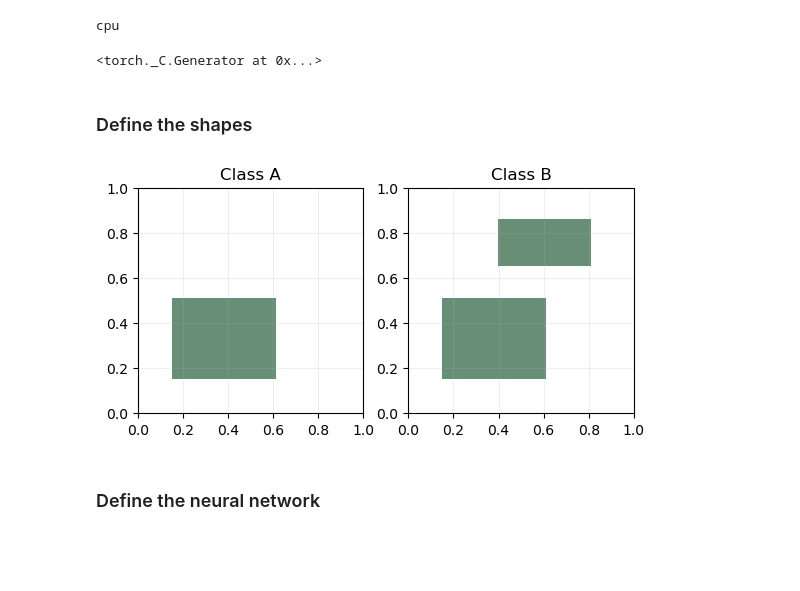
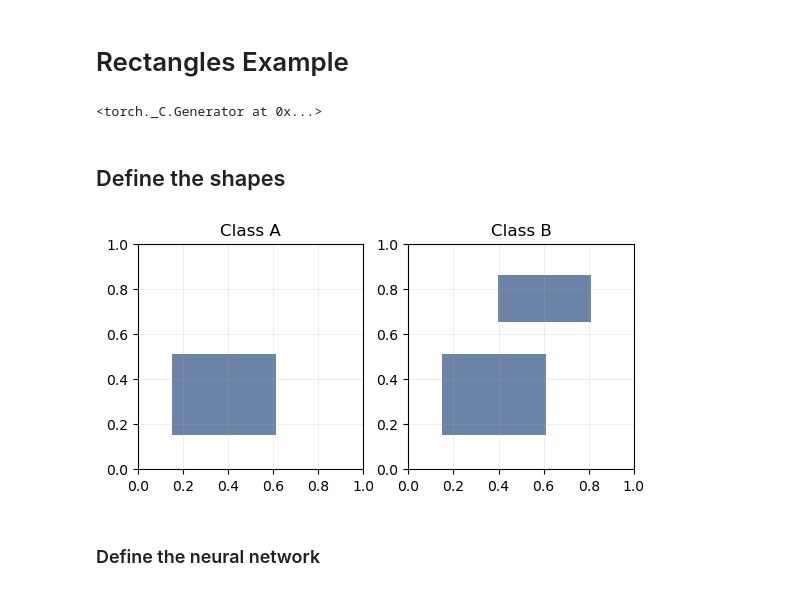
Before and after one commit to mihaela-stoian/StrongCoherencyCCN, a Jupyter notebook: experiments/Rectangles_IJCAI_simplified.ipynb, the cells around one changed output. Saved outputs shown, nothing was run; the diff lists cells and outputs as text; code cells hidden in the pictures; blank space fills up the shorter version.

Commit message:
updated Rectangles_IJCAI_simplified.ipynb example

```diff
--- a/experiments/Rectangles_IJCAI_simplified.ipynb
+++ b/experiments/Rectangles_IJCAI_simplified.ipynb
@@ -1,51 +1,45 @@
+# %% [markdown]
+# Rectangles Example
 # %%
 import sys
 import time
-
-from pishield.constraint_layer import build_pishield_layer
-from pishield.propositional_constraints.constraints_layer import ConstraintsLayer
-from torch.utils.data import DataLoader
-
-from experiments.shapes import ShapeDataset
-
 sys.path.append('..')
 
 import torch
 from torch import nn
+from torch.utils.data import DataLoader
+
 import matplotlib.pyplot as plt
-from experiments.plotting import plotting_experiment_results_net
+from plotting import plotting_experiment_results_net
+from shapes import Rectangle, ShapeDataset
 
-from shapes import Rectangle
-from experiment import Experiment
+from pishield.constraint_layer import build_pishield_layer
 
 device = torch.device('cuda' if torch.cuda.is_available() else 'cpu')
-print(device)
-
 torch.manual_seed(2)
 # %% [output]
-cpu
+<torch._C.Generator at 0x...>
-<torch._C.Generator at 0x...>
 # %% [markdown]
-### Define the shapes
+## Define the shapes
 # %%
 rectangle0 = Rectangle(0.15, 0.6, 0.15, 0.5)
 rectangle1 = Rectangle(0.4, 0.8, 0.65, 0.85)
 combined = rectangle0 | rectangle1
 shapes = [rectangle0, combined]
 
 fig, ax = plt.subplots(1, len(shapes))
 ax[0].set_title("Class A")
 ax[1].set_title("Class B")
 ax[0].grid(alpha=0.2)
 ax[1].grid(alpha=0.2)
 
 for i, shape in enumerate(shapes):
-  shape.plot(ax[i], full=True, cmap='Greens')
+  shape.plot(ax[i], full=True, cmap='Blues')  # TODO: red background
 plt.show()
 
 constraints_path = '../constraints/rectangles'
 # %% [output]
-[figure, old version]
+[figure, new version]
 # %% [markdown]
 ### Define the neural network
 # %%
```
Also changed, not shown: parts of 4 cells of this notebook, 1 other file.
